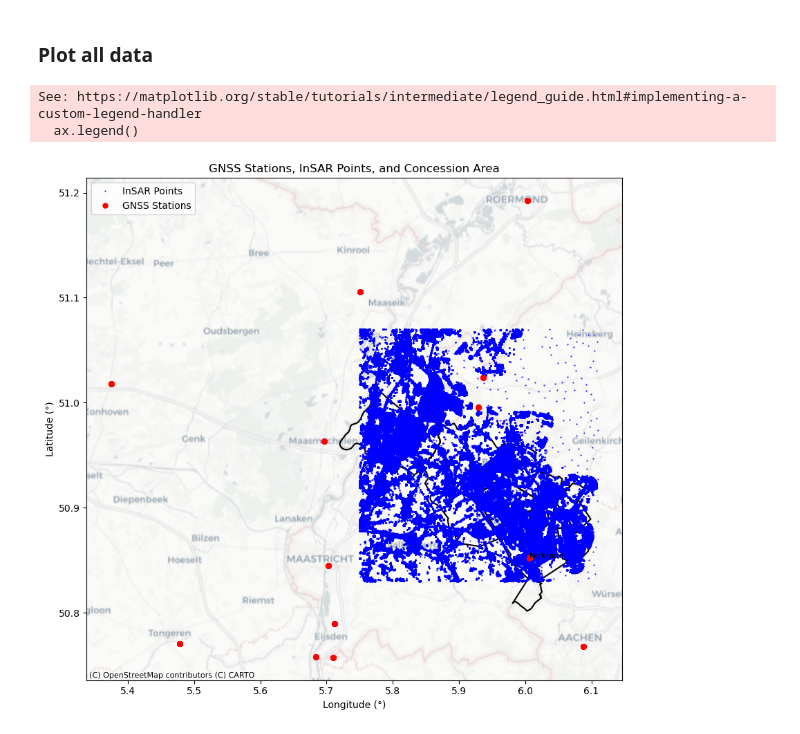
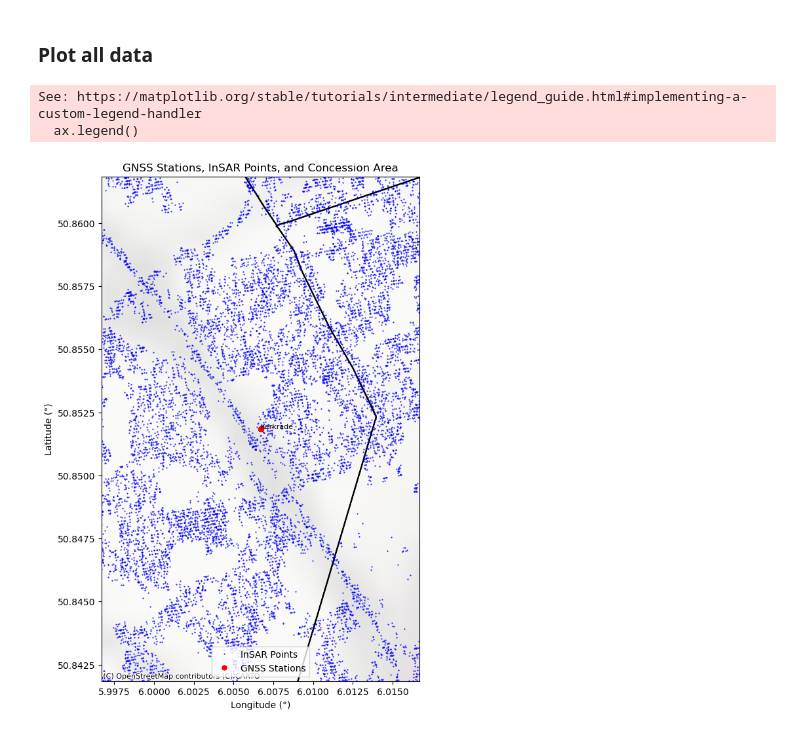
Before and after one commit to nigelwie/SHM-GH-Abandoned-Mines-Limburg, a Jupyter notebook: plot_combined.ipynb, the cells around one changed output. Drawn from its saved outputs; the diff is of its cells as text; code cells hidden in the pictures.

Commit message:
Plot GNSS added

```diff
--- a/plot_combined.ipynb
+++ b/plot_combined.ipynb
@@ -27,8 +37,8 @@ df = df.dropna(subset=["dates"])  # drop rows with bad dates
 # %%
 loc1 = r"insar/sentinel1_asc_t088_limburg.csv"
 
-insar_data = pd.read_csv(loc1, sep=',')
-display(insar_data.head())
+insar_asc_data = pd.read_csv(loc1, sep=',')
+display(insar_asc_data.head())
 # %% [output]
 |  | Unnamed: 0 | pnt_id | pnt_flags | pnt_lat | pnt_lon | pnt_line | pnt_pixel | pnt_height | pnt_demheight | ... |
 | 0 | 8666284 | L00012395P00030381 | 11 | 50.830029 | 6.035176 | 12395 | 30381 | 215.67052 | 221.34067 | ... |
@@ -37,5 +47,7 @@ display(insar_data.head())
 | 3 | 8667673 | L00012396P00030368 | 101 | 50.830071 | 6.034538 | 12396 | 30368 | 222.49604 | 219.33257 | ... |
 | 4 | 8667674 | L00012396P00030369 | 101 | 50.830078 | 6.034555 | 12396 | 30369 | 220.54963 | 219.50887 | ... |
 5 rows × 175 columns
+# %%
+insar_asc_u = convert_gnss_to_neu(insar_asc_data)
 # %%
 # Display all columns from the csv file to see all information that is in the .csv file
@@ -70,8 +84,8 @@ gdf_area.plot(
 
 # --- Plot InSAR points ---
 ax.plot(
-    insar_data.pnt_lon,
-    insar_data.pnt_lat,
+    insar_asc_u.pnt_lon,
+    insar_asc_u.pnt_lat,
     ".",
     color="blue",
     markersize=1,
@@ -105,39 +119,39 @@ ax.plot(
 # --- Labels & title ---
 ax.set_xlabel("Longitude (°)")
 ax.set_ylabel("Latitude (°)")
 ax.set_title("GNSS Stations, InSAR Points, and Concession Area")
 ax.legend()
 
-# station_name = "Kerkrade"
-# buffer = 0.01
+station_name = "Kerkrade"
+buffer = 0.01
 
-# st = df.loc[df["pnt_name"] == station_name].iloc[0]
-# x0, y0 = st["pnt_lon"], st["pnt_lat"]
+st = df.loc[df["pnt_name"] == station_name].iloc[0]
+x0, y0 = st["pnt_lon"], st["pnt_lat"]
 
-# xmin, xmax = x0 - buffer, x0 + buffer
-# ymin, ymax = y0 - buffer, y0 + buffer
+xmin, xmax = x0 - buffer, x0 + buffer
+ymin, ymax = y0 - buffer, y0 + buffer
 
-# ax.set_xlim(xmin, xmax)
-# ax.set_ylim(ymin, ymax)
+ax.set_xlim(xmin, xmax)
+ax.set_ylim(ymin, ymax)
 
 
 #label only stations inside current view
 df_view = df[(df["pnt_lon"].between(xmin, xmax)) & (df["pnt_lat"].between(ymin, ymax))]
 
 for name in df_view["pnt_name"].unique():
     s = df_view[df_view["pnt_name"] == name].iloc[0]
     ax.text(s["pnt_lon"], s["pnt_lat"], name, fontsize=8, zorder=10, clip_on=True)
 
 #--- Add basemap (NO API KEY REQUIRED) ---
 ctx.add_basemap(
     ax,
     crs="EPSG:4326",
     source=ctx.providers.CartoDB.Positron,
     zoom=10
 )
 
 plt.show()
 # %% [output]
 See: https://matplotlib.org/stable/tutorials/intermediate/legend_guide.html#implementing-a-custom-legend-handler
   ax.legend()
-[figure, old version]
+[figure, new version]
```
Also changed, not shown: parts of 6 cells of this notebook.
